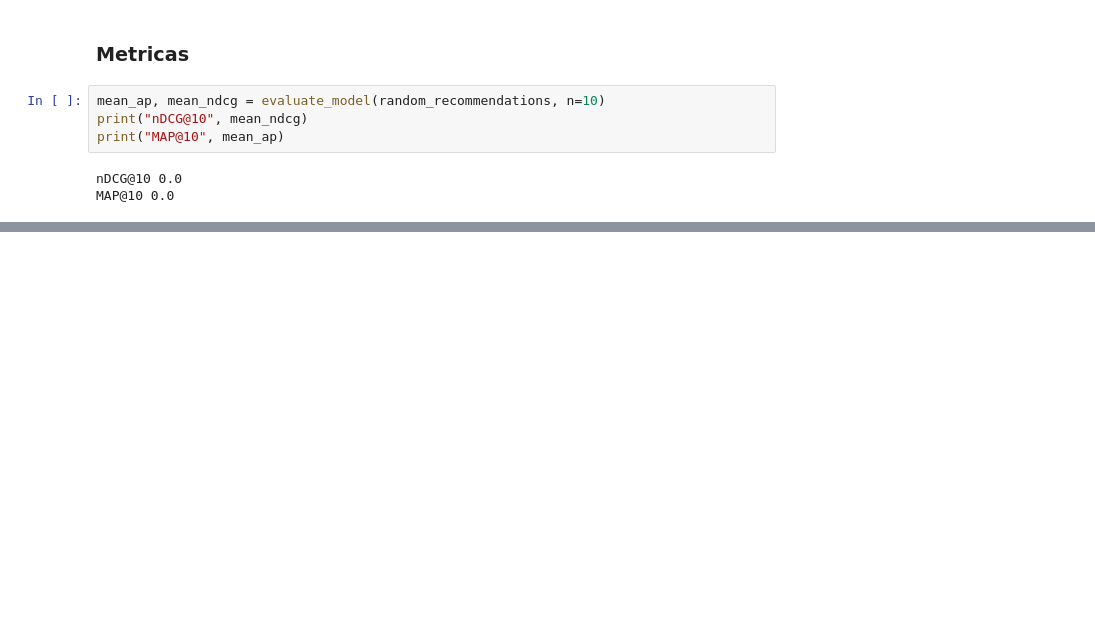
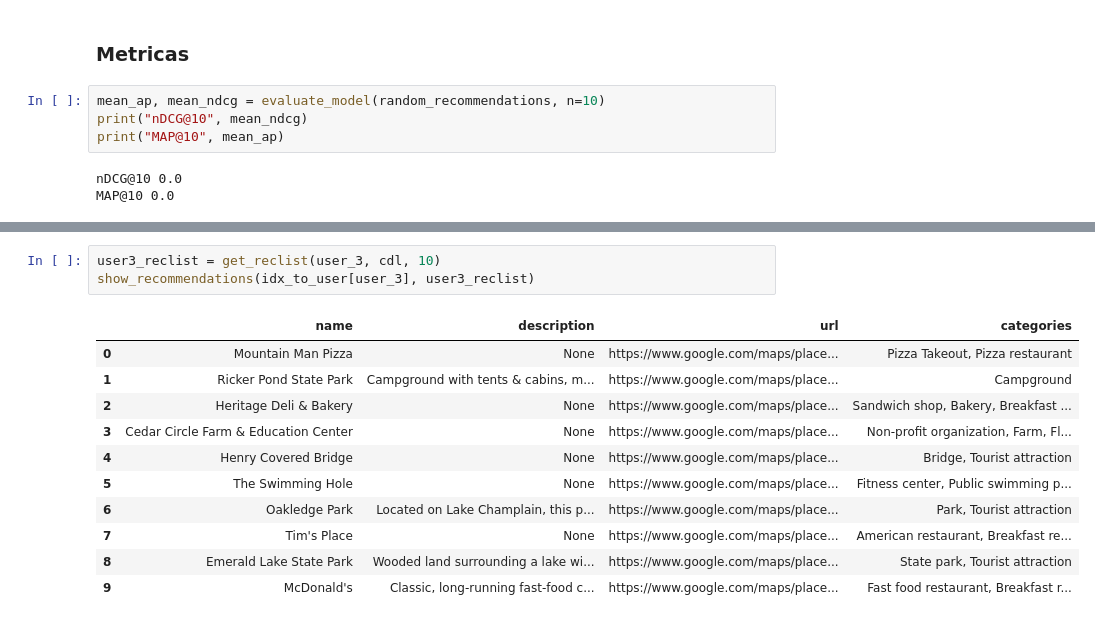
Before and after one commit to pedrozavalat/iic3633-proyecto, a Jupyter notebook: iic3633_v1_models_baselines.ipynb, the cells around one changed output, grey strips where cells are left out. Cells and saved outputs as stored; diff of their text form; blank space fills up the shorter version.

```diff
--- a/iic3633_v1_models_baselines.ipynb
+++ b/iic3633_v1_models_baselines.ipynb
@@ -268,0 +571,15 @@ MAP@10 0.0
+# %%
+user3_reclist = get_reclist(user_3, cdl, 10)
+show_recommendations(idx_to_user[user_3], user3_reclist)
+# %% [output]
+|  | name | description | url | categories |
+| 0 | Mountain Man Pizza | None | https://www.google.com/maps/place... | Pizza Takeout, Pizza restaurant |
+| 1 | Ricker Pond State Park | Campground with tents & cabins, m... | https://www.google.com/maps/place... | Campground |
+| 2 | Heritage Deli & Bakery | None | https://www.google.com/maps/place... | Sandwich shop, Bakery, Breakfast ... |
+| 3 | Cedar Circle Farm & Education Center | None | https://www.google.com/maps/place... | Non-profit organization, Farm, Fl... |
+| 4 | Henry Covered Bridge | None | https://www.google.com/maps/place... | Bridge, Tourist attraction |
+| 5 | The Swimming Hole | None | https://www.google.com/maps/place... | Fitness center, Public swimming p... |
+| 6 | Oakledge Park | Located on Lake Champlain, this p... | https://www.google.com/maps/place... | Park, Tourist attraction |
+| 7 | Tim's Place | None | https://www.google.com/maps/place... | American restaurant, Breakfast re... |
+| 8 | Emerald Lake State Park | Wooded land surrounding a lake wi... | https://www.google.com/maps/place... | State park, Tourist attraction |
+| 9 | McDonald's | Classic, long-running fast-food c... | https://www.google.com/maps/place... | Fast food restaurant, Breakfast r... |
```
Also changed, not shown: parts of 39 cells of this notebook, 1 other file.
